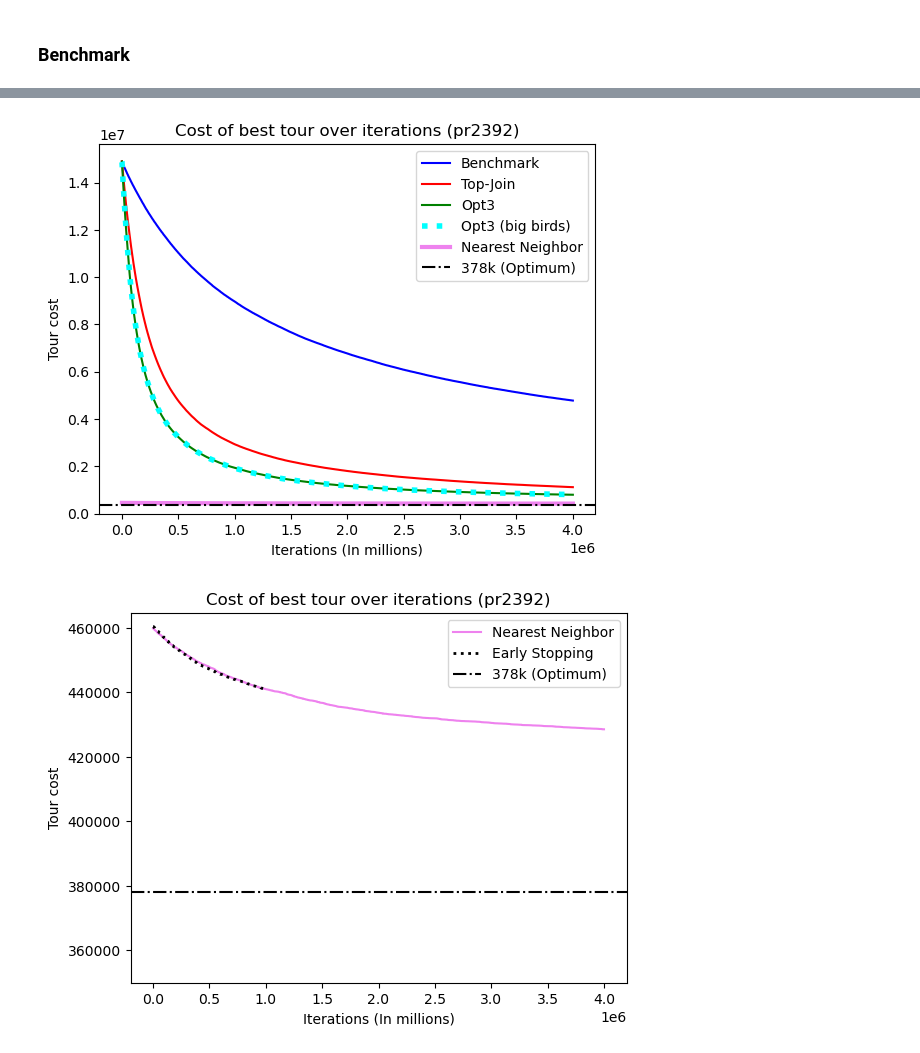
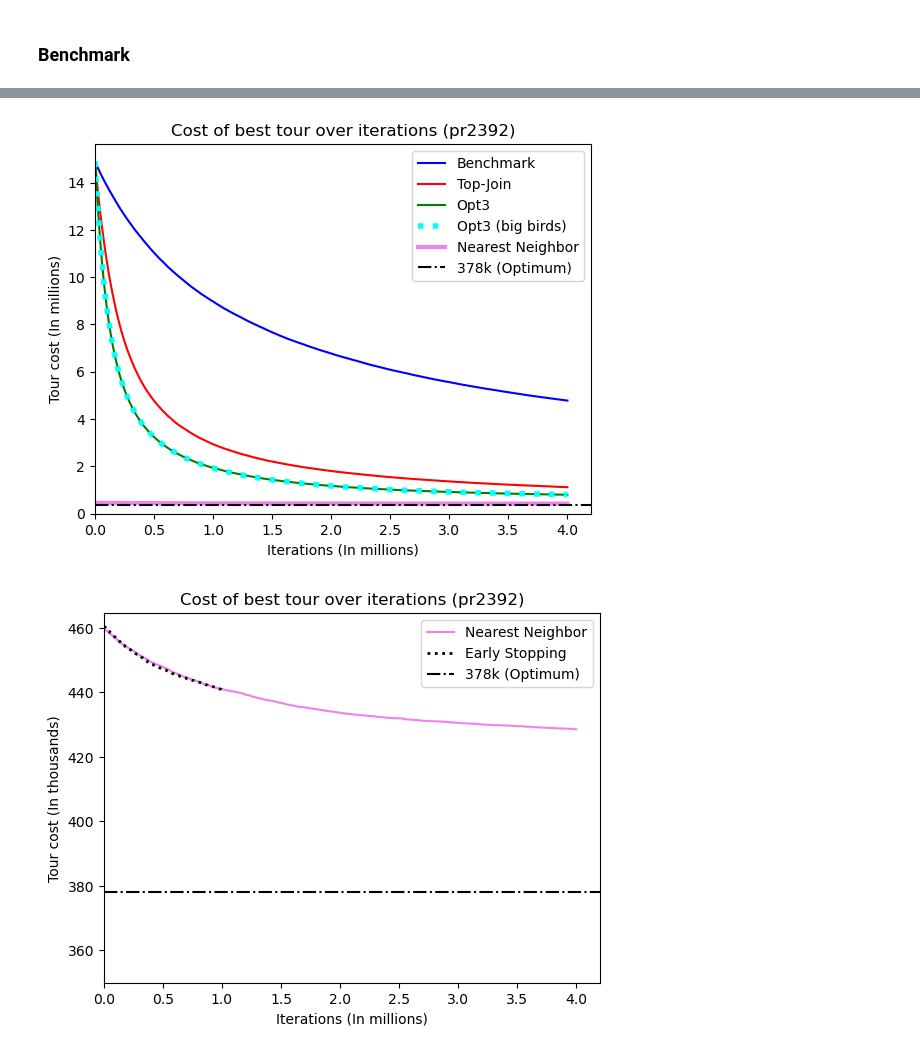
Before and after one commit to TimCares/AFB-Metaheuristic, a Jupyter notebook: src/vis/vis.ipynb, the cells around one changed output, grey strips where cells are left out. Cells and saved outputs as stored; diff of their text form; code cells hidden in the pictures.

```diff
--- a/src/vis/vis.ipynb
+++ b/src/vis/vis.ipynb
@@ -271,7 +271,20 @@ plt.axhline(y=259_045, color='black', linestyle='-.', label='259k (Optimum)')
 plt.ylabel('Tour cost (In millions)')
 plt.xlabel('Iterations (In millions)')
 plt.ylim(0)
+plt.xlim(0)
 plt.title("Cost of best tour over iterations (pr1002)")
 plt.legend()
+
+def mill_formatter(x, pos):
+    return f'{int(x/1_000_000)}'
+
+# Apply the formatter
+plt.gca().yaxis.set_major_formatter(ticker.FuncFormatter(mill_formatter))
+
+def mill_formatter(x, pos):
+    return f'{x/1_000_000}'
+
+plt.gca().xaxis.set_major_formatter(ticker.FuncFormatter(mill_formatter))
+
 plt.show()
 # %% [output]
@@ -286,6 +299,7 @@ plt.axhline(y=259_045, color='black', linestyle='-.', label='259k (Optimum)')
 plt.ylabel('Tour cost (In thousands)')
 plt.xlabel('Iterations (In millions)')
 plt.ylim((250_000))
+plt.xlim((0))
 plt.title("Cost of best tour over iterations (pr1002)")
 plt.legend()
 
@@ -295,5 +309,11 @@ def thousands_formatter(x, pos):
 # Apply the formatter
 plt.gca().yaxis.set_major_formatter(ticker.FuncFormatter(thousands_formatter))
 
+
+def mill_formatter(x, pos):
+    return f'{x/1_000_000}'
+
+plt.gca().xaxis.set_major_formatter(ticker.FuncFormatter(mill_formatter))
+
 plt.show()
 # %% [output]
@@ -310,9 +330,10 @@ plt.plot(opt3, color='green', label='Opt3')
 plt.plot(opt3_s, color='cyan', label='Opt3 (big birds)', linestyle='dotted', linewidth=4)
 plt.plot(nn, color='violet', label='Nearest Neighbor', linewidth=3)
 plt.axhline(y=378_032, color='black', linestyle='-.', label='378k (Optimum)')
-plt.ylabel('Tour cost')
+plt.ylabel('Tour cost (In millions)')
 plt.xlabel('Iterations (In millions)')
 plt.ylim(0)
+plt.xlim(0)
 plt.title("Cost of best tour over iterations (pr2392)")
 plt.legend()
 
@@ -322,28 +343,40 @@ def mill_formatter(x, pos):
 # Apply the formatter
 plt.gca().yaxis.set_major_formatter(ticker.FuncFormatter(mill_formatter))
 
+def mill_formatter(x, pos):
+    return f'{x/1_000_000}'
+
+plt.gca().xaxis.set_major_formatter(ticker.FuncFormatter(mill_formatter))
+
 plt.show()
 # %% [output]
-[figure, old version]
+[figure, new version]
 # %%
 nn = pd.read_csv(f'{DATA_PATH}pr2392 19_12_2023, 11:26.csv', header=None).values
 es = pd.read_csv(f'{DATA_PATH}pr2392 19_12_2023, 11:31.csv', header=None).values
 es = es[:np.where(es == 0)[0][0]]
 plt.plot(nn, color='violet', label='Nearest Neighbor')
 plt.plot(es, color='black', label='Early Stopping', linestyle="dotted", linewidth=2)
 plt.axhline(y=378_032, color='black', linestyle='-.', label='378k (Optimum)')
 plt.ylabel('Tour cost (In thousands)')
 plt.xlabel('Iterations (In millions)')
 plt.ylim((350_000))
+plt.xlim(0)
 plt.title("Cost of best tour over iterations (pr2392)")
 plt.legend()
 
 def thousands_formatter(x, pos):
     return f'{int(x/1000)}'
 
 # Apply the formatter
 plt.gca().yaxis.set_major_formatter(ticker.FuncFormatter(thousands_formatter))
 
+
+def mill_formatter(x, pos):
+    return f'{x/1_000_000}'
+
+plt.gca().xaxis.set_major_formatter(ticker.FuncFormatter(mill_formatter))
+
 plt.show()
 # %% [output]
-[figure, old version]
+[figure, new version]
```
Also changed, not shown: parts of 2 cells of this notebook, 4 other files.
